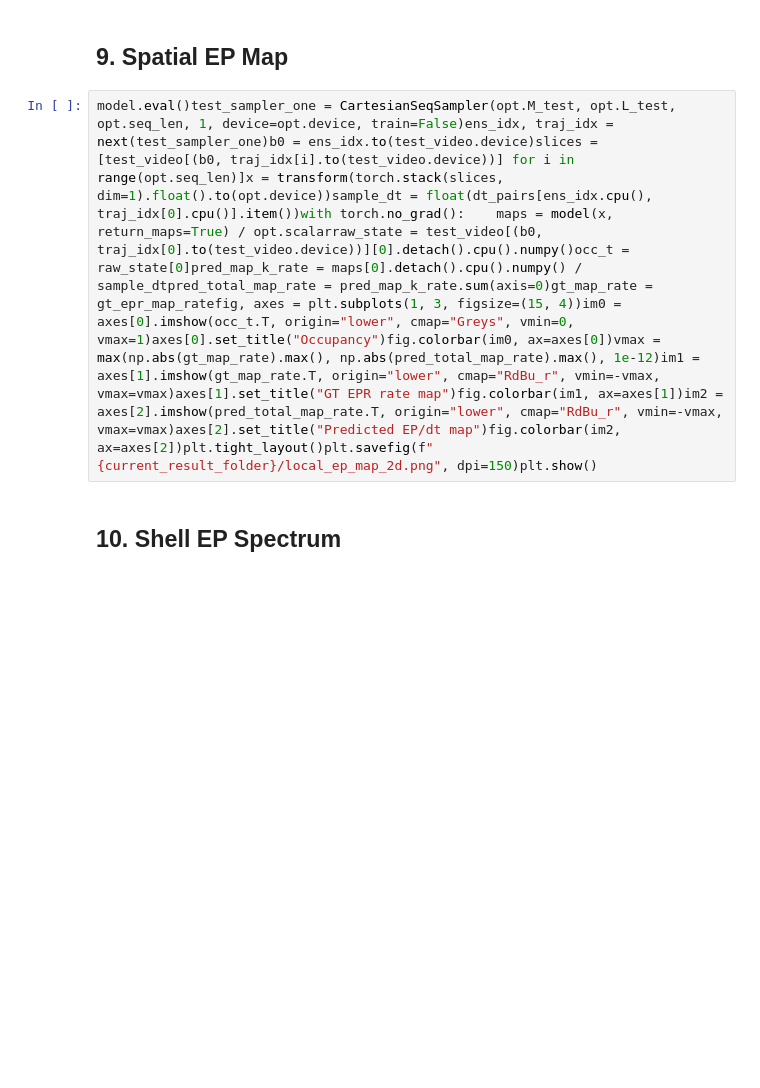
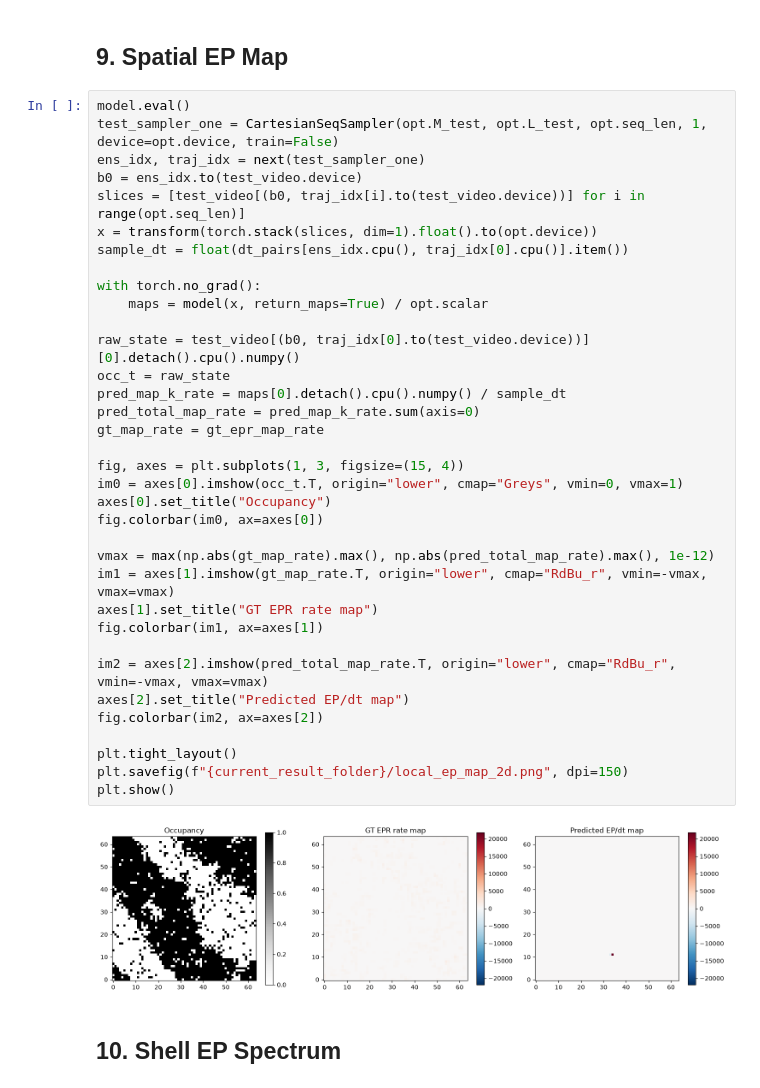
Before and after one commit to 2DHvN/CNEEP_v2, a Jupyter notebook: notebooks/Corr_LatticeABP.ipynb, the cells around one changed output. Saved outputs shown, nothing was run; the diff lists cells and outputs as text; blank space fills up the shorter version.

```diff
--- a/notebooks/Corr_LatticeABP.ipynb
+++ b/notebooks/Corr_LatticeABP.ipynb
@@ -39,7 +498,42 @@ valid = np.isfinite(gt_rate) & np.isfinite(pred_rate_use)x_gt = gt_rate[valid]y_
 # %% [markdown]
 ## 9. Spatial EP Map
 # %%
-model.eval()test_sampler_one = CartesianSeqSampler(opt.M_test, opt.L_test, opt.seq_len, 1, device=opt.device, train=False)ens_idx, traj_idx = next(test_sampler_one)b0 = ens_idx.to(test_video.device)slices = [test_video[(b0, traj_idx[i].to(test_video.device))] for i in range(opt.seq_len)]x = transform(torch.stack(slices, dim=1).float().to(opt.device))sample_dt = float(dt_pairs[ens_idx.cpu(), traj_idx[0].cpu()].item())with torch.no_grad():    maps = model(x, return_maps=True) / opt.scalarraw_state = test_video[(b0, traj_idx[0].to(test_video.device))][0].detach().cpu().numpy()occ_t = raw_state[0]pred_map_k_rate = maps[0].detach().cpu().numpy() / sample_dtpred_total_map_rate = pred_map_k_rate.sum(axis=0)gt_map_rate = gt_epr_map_ratefig, axes = plt.subplots(1, 3, figsize=(15, 4))im0 = axes[0].imshow(occ_t.T, origin="lower", cmap="Greys", vmin=0, vmax=1)axes[0].set_title("Occupancy")fig.colorbar(im0, ax=axes[0])vmax = max(np.abs(gt_map_rate).max(), np.abs(pred_total_map_rate).max(), 1e-12)im1 = axes[1].imshow(gt_map_rate.T, origin="lower", cmap="RdBu_r", vmin=-vmax, vmax=vmax)axes[1].set_title("GT EPR rate map")fig.colorbar(im1, ax=axes[1])im2 = axes[2].imshow(pred_total_map_rate.T, origin="lower", cmap="RdBu_r", vmin=-vmax, vmax=vmax)axes[2].set_title("Predicted EP/dt map")fig.colorbar(im2, ax=axes[2])plt.tight_layout()plt.savefig(f"{current_result_folder}/local_ep_map_2d.png", dpi=150)plt.show()
+model.eval()
+test_sampler_one = CartesianSeqSampler(opt.M_test, opt.L_test, opt.seq_len, 1, device=opt.device, train=False)
+ens_idx, traj_idx = next(test_sampler_one)
+b0 = ens_idx.to(test_video.device)
+slices = [test_video[(b0, traj_idx[i].to(test_video.device))] for i in range(opt.seq_len)]
+x = transform(torch.stack(slices, dim=1).float().to(opt.device))
+sample_dt = float(dt_pairs[ens_idx.cpu(), traj_idx[0].cpu()].item())
+
+with torch.no_grad():
+    maps = model(x, return_maps=True) / opt.scalar
+
+raw_state = test_video[(b0, traj_idx[0].to(test_video.device))][0].detach().cpu().numpy()
+occ_t = raw_state
+pred_map_k_rate = maps[0].detach().cpu().numpy() / sample_dt
+pred_total_map_rate = pred_map_k_rate.sum(axis=0)
+gt_map_rate = gt_epr_map_rate
+
+fig, axes = plt.subplots(1, 3, figsize=(15, 4))
+im0 = axes[0].imshow(occ_t.T, origin="lower", cmap="Greys", vmin=0, vmax=1)
+axes[0].set_title("Occupancy")
+fig.colorbar(im0, ax=axes[0])
+
+vmax = max(np.abs(gt_map_rate).max(), np.abs(pred_total_map_rate).max(), 1e-12)
+im1 = axes[1].imshow(gt_map_rate.T, origin="lower", cmap="RdBu_r", vmin=-vmax, vmax=vmax)
+axes[1].set_title("GT EPR rate map")
+fig.colorbar(im1, ax=axes[1])
+
+im2 = axes[2].imshow(pred_total_map_rate.T, origin="lower", cmap="RdBu_r", vmin=-vmax, vmax=vmax)
+axes[2].set_title("Predicted EP/dt map")
+fig.colorbar(im2, ax=axes[2])
+
+plt.tight_layout()
+plt.savefig(f"{current_result_folder}/local_ep_map_2d.png", dpi=150)
+plt.show()
+# %% [output]
+[figure, added]
 # %% [markdown]
 ## 10. Shell EP Spectrum
 # %%
```
Also changed, not shown: parts of 12 cells of this notebook, 13 other files.
